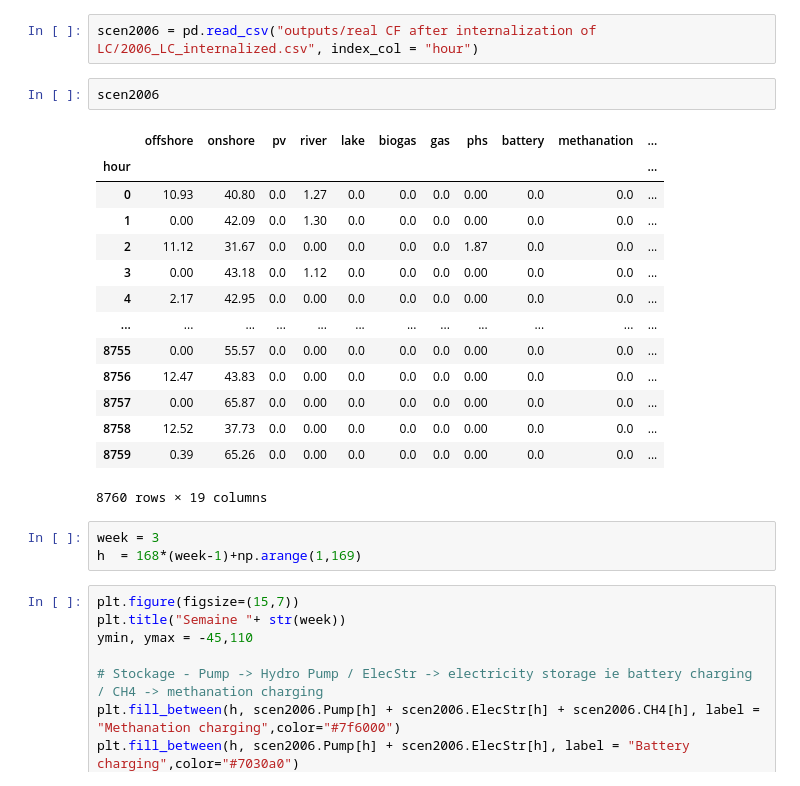
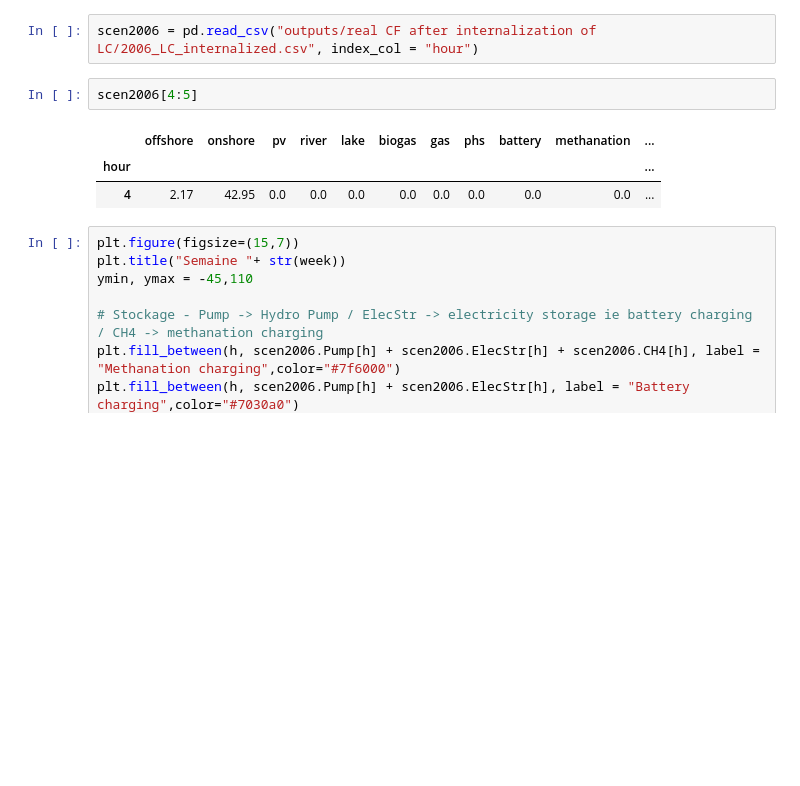
Before and after one commit to trenouard/Mix_energetique_2050, a Jupyter notebook: Projet_ENR.ipynb, the cells around one changed output. Drawn from its saved outputs; the diff is of its cells as text; blank space fills up the shorter version.

```diff
--- a/Projet_ENR.ipynb
+++ b/Projet_ENR.ipynb
@@ -109,25 +109,11 @@ plt.show()
 # %%
 scen2006 = pd.read_csv("outputs/real CF after internalization of LC/2006_LC_internalized.csv", index_col = "hour")
 # %%
-scen2006
+scen2006[4:5]
 # %% [output]
 |  | offshore | onshore | pv | river | lake | biogas | gas | phs | battery | methanation | ... |
 | hour |  |  |  |  |  |  |  |  |  |  | ... |
-| 0 | 10.93 | 40.80 | 0.0 | 1.27 | 0.0 | 0.0 | 0.0 | 0.00 | 0.0 | 0.0 | ... |
-| 1 | 0.00 | 42.09 | 0.0 | 1.30 | 0.0 | 0.0 | 0.0 | 0.00 | 0.0 | 0.0 | ... |
-| 2 | 11.12 | 31.67 | 0.0 | 0.00 | 0.0 | 0.0 | 0.0 | 1.87 | 0.0 | 0.0 | ... |
-| 3 | 0.00 | 43.18 | 0.0 | 1.12 | 0.0 | 0.0 | 0.0 | 0.00 | 0.0 | 0.0 | ... |
-| 4 | 2.17 | 42.95 | 0.0 | 0.00 | 0.0 | 0.0 | 0.0 | 0.00 | 0.0 | 0.0 | ... |
-| ... | ... | ... | ... | ... | ... | ... | ... | ... | ... | ... | ... |
-| 8755 | 0.00 | 55.57 | 0.0 | 0.00 | 0.0 | 0.0 | 0.0 | 0.00 | 0.0 | 0.0 | ... |
-| 8756 | 12.47 | 43.83 | 0.0 | 0.00 | 0.0 | 0.0 | 0.0 | 0.00 | 0.0 | 0.0 | ... |
-| 8757 | 0.00 | 65.87 | 0.0 | 0.00 | 0.0 | 0.0 | 0.0 | 0.00 | 0.0 | 0.0 | ... |
-| 8758 | 12.52 | 37.73 | 0.0 | 0.00 | 0.0 | 0.0 | 0.0 | 0.00 | 0.0 | 0.0 | ... |
-| 8759 | 0.39 | 65.26 | 0.0 | 0.00 | 0.0 | 0.0 | 0.0 | 0.00 | 0.0 | 0.0 | ... |
+| 4 | 2.17 | 42.95 | 0.0 | 0.0 | 0.0 | 0.0 | 0.0 | 0.0 | 0.0 | 0.0 | ... |
-8760 rows × 19 columns
-# %%
-week = 3
-h  = 168*(week-1)+np.arange(1,169)
 # %%
 plt.figure(figsize=(15,7))
 plt.title("Semaine "+ str(week))
```
Also changed, not shown: parts of 2 cells of this notebook.
